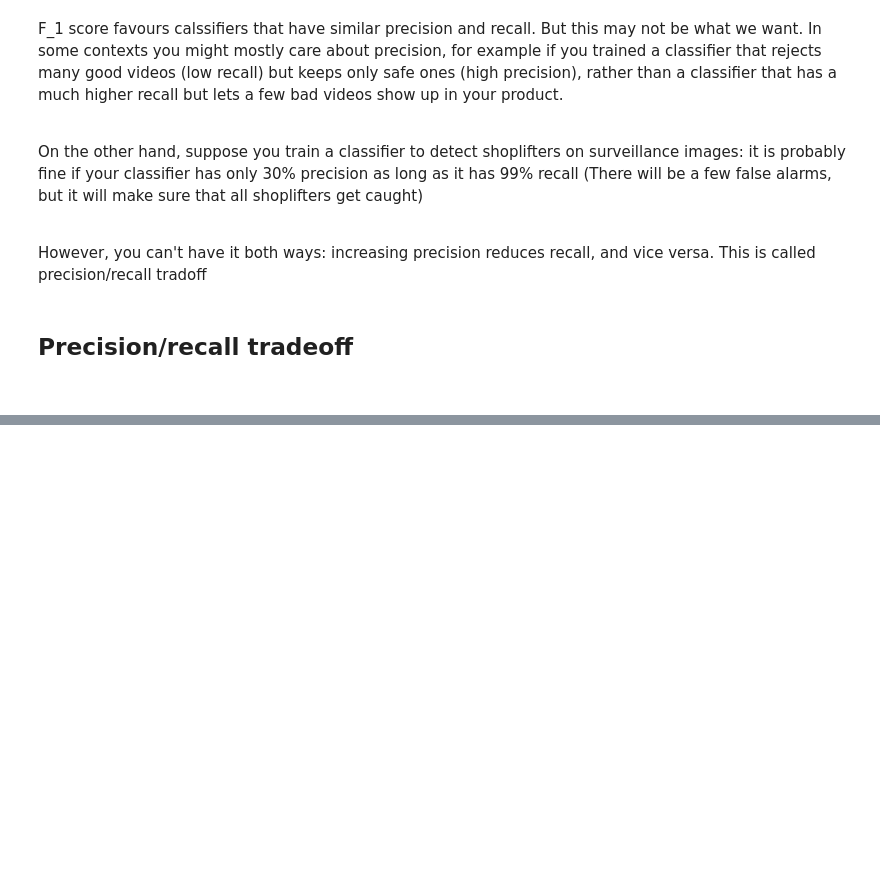
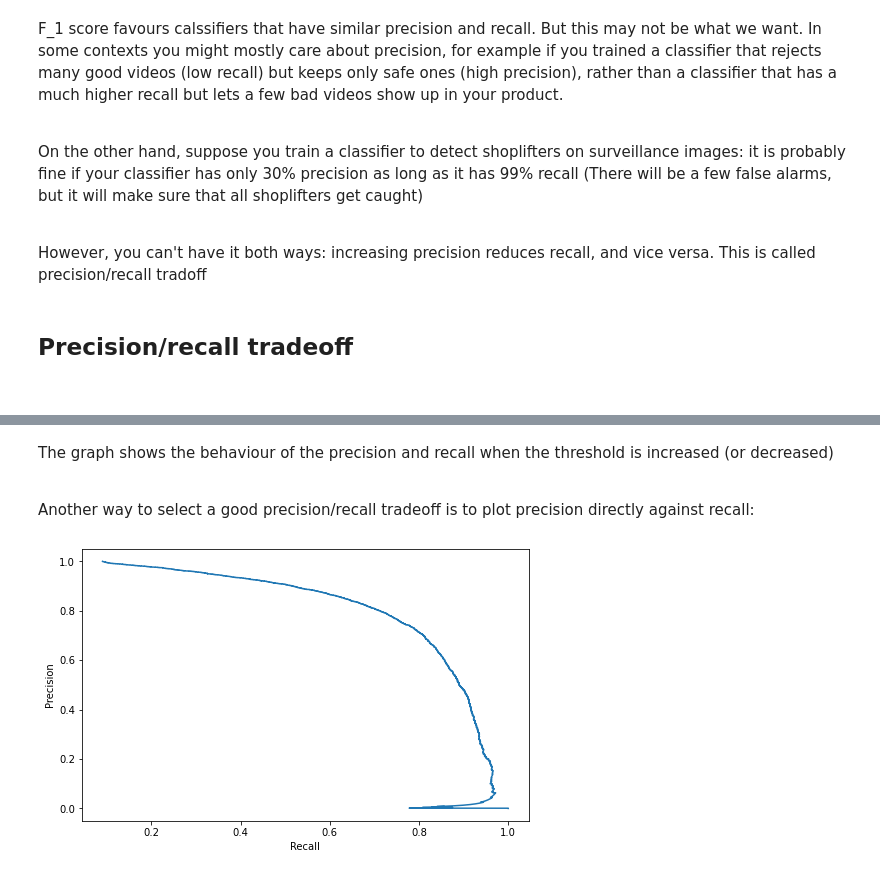
Before and after one commit to alpharaoh/Machine-Learning, a Jupyter notebook: Learning/MNIST/classification.ipynb, the cells around one changed output, grey strips where cells are left out. Drawn from its saved outputs; the diff is of its cells as text; code cells hidden in the pictures; blank space fills up the shorter version.

```diff
--- a/Learning/MNIST/classification.ipynb
+++ b/Learning/MNIST/classification.ipynb
@@ -183,0 +239,19 @@ To understand this tradeoff, let's look at how the `SGDClassifier` makes its cla
+# %% [markdown]
+The graph shows the behaviour of the precision and recall when the threshold is increased (or decreased)
+
+<br>Another way to select a good precision/recall tradeoff is to plot precision directly against recall:
+# %%
+def plot_precision_vs_recall(precisions, recalls):
+    plt.plot(precisions, recalls)
+
+    plt.xlabel("Recall")
+    plt.ylabel("Precision")
+
+    fig = plt.gcf()
+    fig.set_size_inches(8,5)
+
+
+plot_precision_vs_recall(precisions, recalls)
+plt.show()
+# %% [output]
+[figure, added]
```
Also changed, not shown: parts of 16 cells of this notebook.
